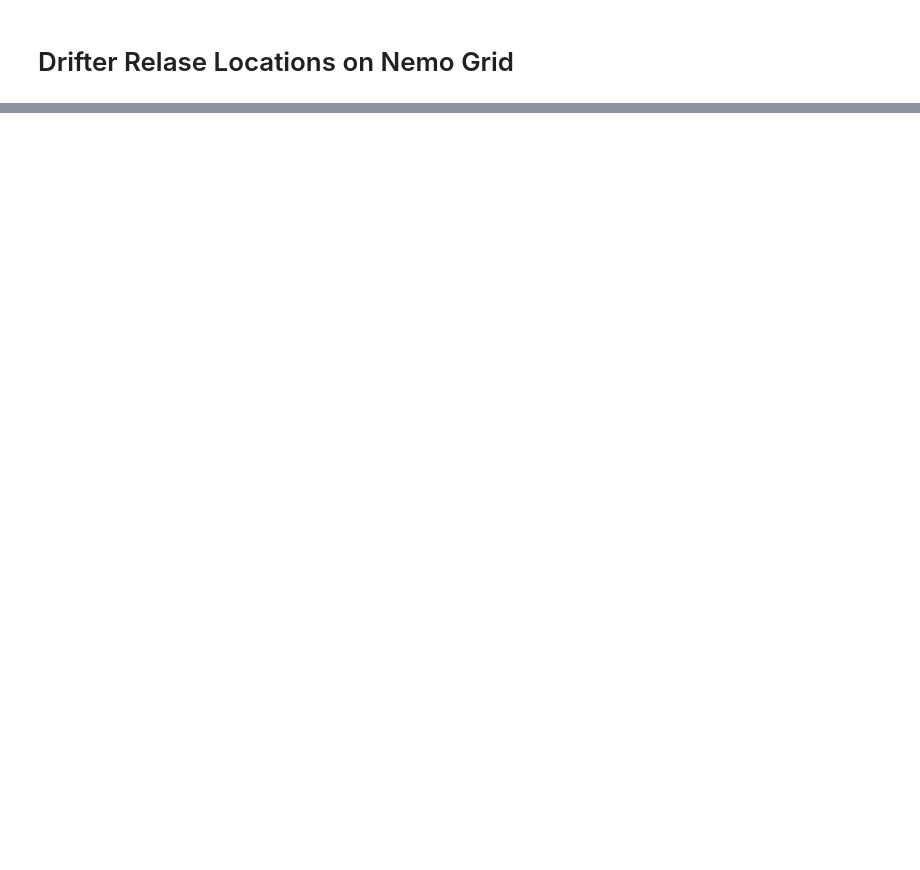
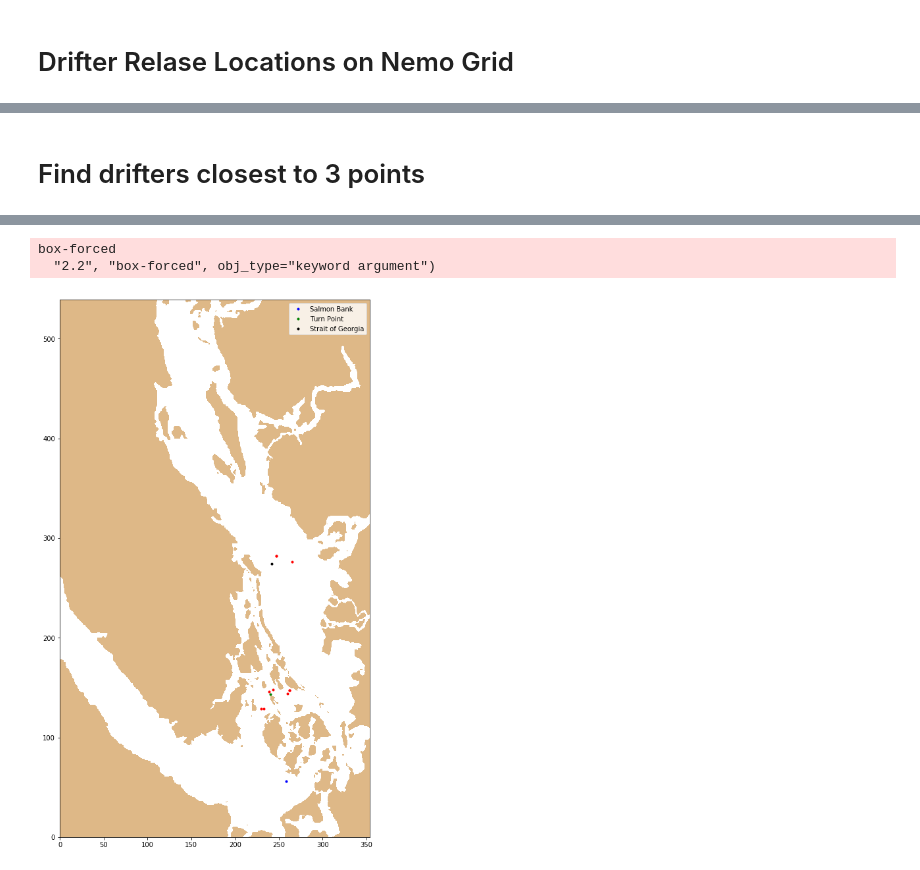
Before and after one commit to ambhudia/analysis-ashutosh, a Jupyter notebook: Drifter Locations.ipynb, the cells around one changed output, grey strips where cells are left out. Drawn from its saved outputs; the diff is of its cells as text; code cells hidden in the pictures; blank space fills up the shorter version.

Commit message:
Added code to locate drifters within radious of points and show date of release

```diff
--- a/Drifter Locations.ipynb
+++ b/Drifter Locations.ipynb
@@ -16,3 +20,5 @@ from salishsea_tools import utilities
+# %%
+txtfile_directory = 'Temp/Pawlowicz_drift_release_dates.txt'
 # %%
 nemo_mask =xr.open_dataset("https://salishsea.eos.ubc.ca/erddap/griddap/ubcSSn2DMeshMaskV17-02").tmaskutil.sel(gridX = slice(10, 364), gridY = slice(200, 739)).isel(time = 0)
 grid = xr.open_dataset("https://salishsea.eos.ubc.ca/erddap/griddap/ubcSSnBathymetryV17-02").sel(gridX = slice(10, 364), gridY = slice(200, 739))
@@ -28,9 +34,9 @@ def find_closest_index(lat, lon, grid_lat = grid_lat, grid_lon = grid_lon):
 # %%
 dt=np.dtype({'names':['dates'],'formats':['S100']})
 # %%
-loadtxt = open('Temp/Pawlowicz_drift_release_dates.txt', 'r')
+loadtxt = open(txtfile_directory, 'r')
 drifters = np.loadtxt(loadtxt, usecols =(0,1,2), delimiter = ',')
-loadtxt = open('Temp/Pawlowicz_drift_release_dates.txt', 'r')
+loadtxt = open(txtfile_directory, 'r')
 dates = np.loadtxt(loadtxt, usecols =(3), delimiter = ',', dtype=dt)
 # %%
 parsed = []
@@ -58 +66,63 @@ Text(0.5, 1.0, 'Nearest grid points to drifter release')
 [figure]
+# %% [markdown]
+# Find drifters closest to 3 points
+# %%
+## Change radius here
+radius = 10
+
+
+print('Radius = {} km\n'.format(radius))
+salmon = (grid_lon[56][258],grid_lat[56][258])
+turn = (grid_lon[143][240], grid_lat[143][240])
+sog = (grid_lon[274][242], grid_lat[274][242])
+fig = plt.figure(figsize = (15,15))
+ax = plt.subplot(111)
+plt.contourf(nemo_mask, levels = [-0.1,0.1], colors = 'burlywood')
+for location in ['salmon', 'turn', 'sog']:
+    locals()[location +'_drifters'] = []
+    locals()[location +'_dates'] = np.array([])
+    for drifter in  all_data:
+        distance = geo_tools.haversine(drifter[0], drifter[1], locals()[location][0], locals()[location][1]).values
+        if distance < radius:
+            locals()[location +'_drifters'].append(drifter)
+    for drifter in locals()[location +'_drifters']:
+        index = find_closest_index(drifter[1], drifter[0])[0]
+        distance = geo_tools.haversine(drifter[0], drifter[1], locals()[location][0], locals()[location][1]).values
+        plt.plot(index[1], index[0], 'r.')
+        locals()[location +'_dates'] = np.append(locals()[location +'_dates'], np.array([index, str(drifter[3]), distance]))
+ax.plot([258],[56],"b.", label="Salmon Bank")
+ax.plot([240], [143], "g.", label = 'Turn Point')
+ax.plot([242], [274], "k.", label = 'Strait of Georgia')
+viz_tools.set_aspect(ax)
+plt.legend()
+
+if sog_dates.shape[0] == 0:
+    print('\nno drifters found within {} km of SoG point'.format(radius))
+else:
+    print('\nDrifters within radius {} km of SoG point:\n'.format(radius))
+    for i in range(sog_dates.shape[0]):
+        if i % 3 != 0 :
+            False
+        else:
+            print('Index =' + str(sog_dates[i]) + '; time (days) = '  + str(sog_dates[i+1]) + '; distance (km) = ' + str(sog_dates[i+2]))
+
+if turn_dates.shape[0] == 0:
+    print('\nno drifters found within {} km of turn point'.format(radius))
+else:
+    print('\nDrifters within radius {} km of turn point:\n'.format(radius))
+    for i in range(turn_dates.shape[0]):
+        if i % 3 != 0 :
+            False
+        else:
+            print('Index =' + str(turn_dates[i]) + '; time (days) = '  + str(turn_dates[i+1]) + '; distance (km) = ' + str(turn_dates[i+2]))
+
+if salmon_dates.shape[0] == 0:
+    print('\nno drifters found within {} km of salmon bank'.format(radius))
+else:
+    print('\nDrifters within radius {} km of Salmon Bank'.format(radius))
+    for i in range(salmon_dates.shape[0]):
+        if i % 2 != 0 :
+            False
+        else:
+            print('Index =' + str(salmon_dates[i]) + '; time (days) = '  + str(salmon_dates[i+1]) + '; distance (km) = ' + str(salmon_dates[i+2]))
+# %% [output]
@@ -58,0 +149,3 @@ Text(0.5, 1.0, 'Nearest grid points to drifter release')
+box-forced
+  "2.2", "box-forced", obj_type="keyword argument")
+[figure, added]
```
Also changed, not shown: parts of 4 cells of this notebook.
